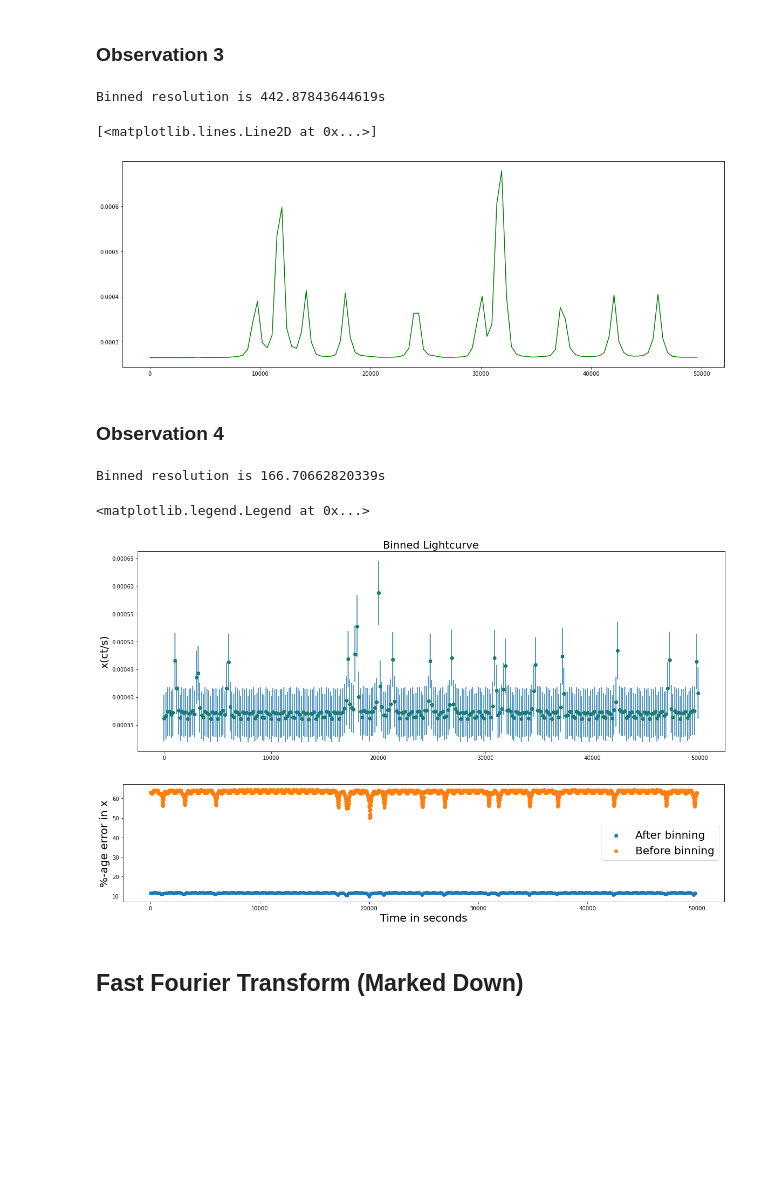
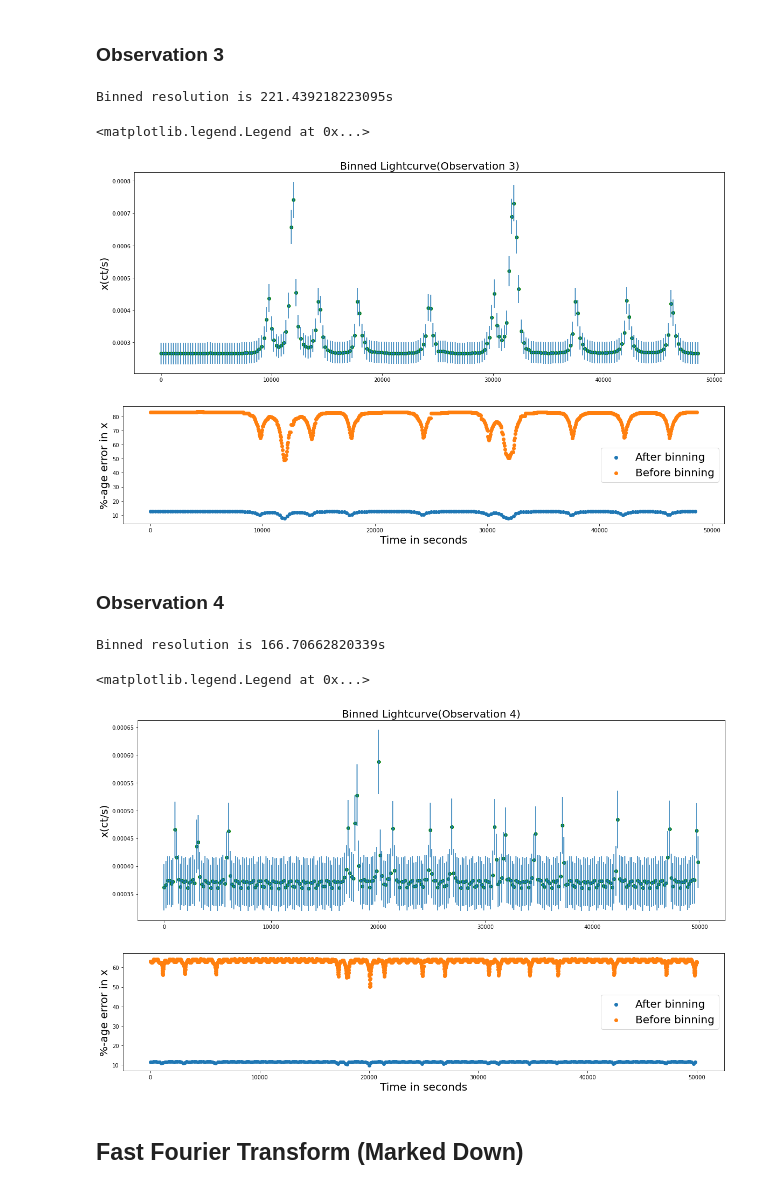
Before and after one commit to Samrat0512/IIST-MS-Project, a Jupyter notebook: Lightcurves/source_6/ACIS_Broad_Band.ipynb, the cells around one changed output. Cells and saved outputs as stored; diff of their text form; code cells hidden in the pictures; blank space fills up the shorter version.

Commit message:
Statistics from observation 3 of source_6 is calculated and also distribution of count rate is plotted

```diff
--- a/Lightcurves/source_6/ACIS_Broad_Band.ipynb
+++ b/Lightcurves/source_6/ACIS_Broad_Band.ipynb
@@ -226,30 +226,51 @@ Binned resolution is 166.76075518131s
 # %% [markdown]
 ### Observation 3
 # %%
-n_total_b_3 = 1130 #Total data points(Truncated)
-n_bin_b_3 = 113 #Number of bins
+n_total_b_3 = 1100 #Total data points(Truncated)
+n_bin_b_3 = 220 #Number of bins
 bin_size_b_3 = int(n_total_b_3/n_bin_b_3) #Bin size in units of data points
 binned_resolution_b_3 = bin_size_b_3*resolution_b_3
 print(f'Binned resolution is {binned_resolution_b_3}s')
 
 cr_binned_b_3= np.zeros(n_bin_b_3)
 t_binned_b_3= np.zeros(n_bin_b_3)
+err_binned_b_3 = np.zeros(n_bin_b_3)
 
 for i in range(n_bin_b_3):
     t_binned_b_3[i] = dt_b_3[bin_size_b_3*i]
 for i in range(n_bin_b_3):
-    for j in range((bin_size_b_3)):
-        #summing all the counts
-        cr_binned_b_3[i] += count_rate_b_3[j+i*bin_size_b_3]/bin_size_b_3
+        sum_err_sq = 0
+        for j in range((bin_size_b_3)):
+            #summing all the counts
+            cr_binned_b_3[i] += count_rate_b_3[j+i*bin_size_b_3]/bin_size_b_3
+            #summing square errors
+            sum_err_sq += count_rate_err_b_3[j+i*bin_size_b_3]**2
+        err_binned_b_3[i] = (sum_err_sq/n_bin_b_3)**0.5
+
+#Percentage error before and after binning
+err_percent_binned_b_3 = []
+err_percent_b_3 = []
+for i in range(n_bin_b_3):
+    err_percent_binned_b_3.append((err_binned_b_3[i]/cr_binned_b_3[i])*100)
+for i in range(n_total_b_3):
+    err_percent_b_3.append((count_rate_err_b_3[i]/count_rate_b_3[i])*100)
 
 plt.figure(figsize = [20,7], facecolor = 'w')
-plt.plot(t_binned_b_3,cr_binned_b_3,c='green')
-#plt.ylim(0.012,0.014)
-#plt.xlim(0,10000)
+plt.scatter(t_binned_b_3,cr_binned_b_3,c='green')
+plt.errorbar(t_binned_b_3, cr_binned_b_3, err_binned_b_3,fmt = '.')
+plt.title('Binned Lightcurve(Observation 3)', fontsize = 20)
+plt.ylabel('x(ct/s)', fontsize = 20)
+plt.figure(figsize = [20,4], facecolor = 'w')
+plt.scatter(t_binned_b_3,err_percent_binned_b_3, label = 'After binning')
+plt.scatter(dt_b_3[:n_total_b_3],err_percent_b_3, label = 'Before binning')
+plt.ylabel('%-age error in x', fontsize = 20)
+plt.xlabel('Time in seconds', fontsize = 20)
+plt.legend(fontsize = 20)
 # %% [output]
-Binned resolution is 442.87843644619s
+Binned resolution is 221.439218223095s
-[<matplotlib.lines.Line2D at 0x...>]
+<matplotlib.legend.Legend at 0x...>
-[figure, old version]
+[figure, new version]
+[figure, added]
 # %% [markdown]
 ### Observation 4
 # %%
@@ -285,7 +306,7 @@ for i in range(n_total_b_4):
 plt.figure(figsize = [20,7], facecolor = 'w')
 plt.scatter(t_binned_b_4,cr_binned_b_4,c='green')
 plt.errorbar(t_binned_b_4, cr_binned_b_4, err_binned_b_4,fmt = '.')
-plt.title('Binned Lightcurve', fontsize = 20)
+plt.title('Binned Lightcurve(Observation 4)', fontsize = 20)
 plt.ylabel('x(ct/s)', fontsize = 20)
 plt.figure(figsize = [20,4], facecolor = 'w')
 plt.scatter(t_binned_b_4,err_percent_binned_b_4, label = 'After binning')
@@ -297,7 +318,7 @@ plt.legend(fontsize = 20)
 # %% [output]
 Binned resolution is 166.70662820339s
 <matplotlib.legend.Legend at 0x...>
-[figure, old version]
+[figure, new version]
 [figure]
 # %% [markdown]
 ## Fast Fourier Transform (Marked Down)
```
Also changed, not shown: parts of 8 cells of this notebook.
